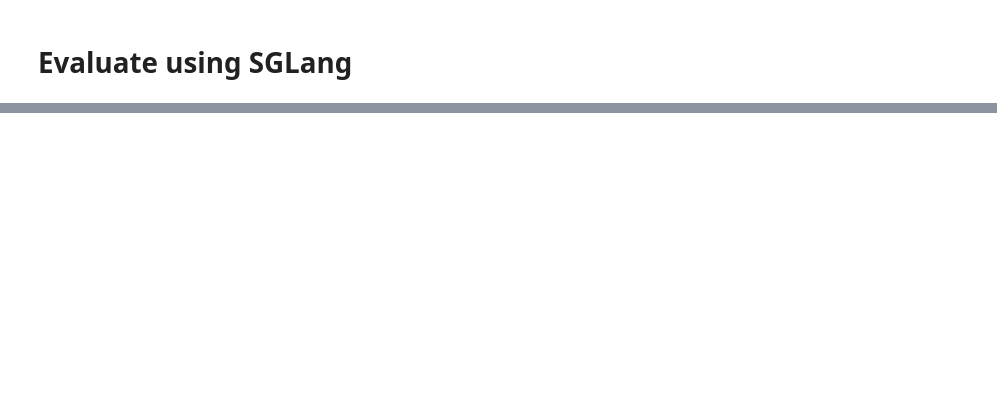
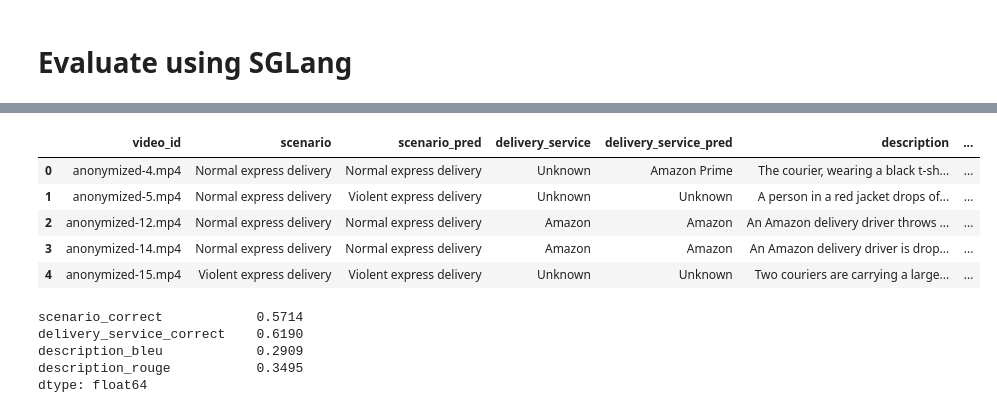
Before and after one commit to Chevolier/LLaVA-NeXT, a Jupyter notebook: evaluate.ipynb, the cells around one changed output, grey strips where cells are left out. Drawn from its saved outputs; the diff is of its cells as text; code cells hidden in the pictures; blank space fills up the shorter version.

```diff
--- a/evaluate.ipynb
+++ b/evaluate.ipynb
@@ -647,0 +650,40 @@ print(f"accuracy: {accuracy:.2f}")
+# %%
+from rouge import Rouge
+from nltk.translate.bleu_score import sentence_bleu, SmoothingFunction
+
+# df_merge['scenario_correct'] = (df_merge['scenario'] == df_merge['scenario_pred']).astype(int)
+# df_merge['delivery_service_correct'] = (df_merge['delivery_service'] == df_merge['delivery_service_pred']).astype(int)
+
+df_merge['scenario_correct'] = (df_merge['scenario'].str.lower() == df_merge['scenario_pred'].str.lower()).astype(int)
+df_merge['delivery_service_correct'] = (df_merge['delivery_service'].str.lower() == df_merge['delivery_service_pred'].str.lower()).astype(int)
+
+bleu_smoothing = SmoothingFunction().method4
+rouge = Rouge()
+
+for index, row in df_merge.iterrows():
+    reference = row['description']
+    hypothesis = row['description_pred']
+
+    df_merge.at[index, 'description_bleu'] = sentence_bleu([reference], hypothesis, smoothing_function=bleu_smoothing)
+    rouge_scores = rouge.get_scores(hypothesis, reference)[0]
+    df_merge.at[index, 'description_rouge'] = rouge_scores['rouge-l']['f']
+
+df_merge.to_csv(f"outputs/merge_result_{finetune_mode}_ckpt{ckpt}_{fps}_{max_frames_num}_sglang.csv", index=False)
+df_merge.head()
+# %% [output]
+|  | video_id | scenario | scenario_pred | delivery_service | delivery_service_pred | description | ... |
+| 0 | anonymized-4.mp4 | Normal express delivery | Normal express delivery | Unknown | Amazon Prime | The courier, wearing a black t-sh... | ... |
+| 1 | anonymized-5.mp4 | Normal express delivery | Violent express delivery | Unknown | Unknown | A person in a red jacket drops of... | ... |
+| 2 | anonymized-12.mp4 | Normal express delivery | Normal express delivery | Amazon | Amazon | An Amazon delivery driver throws ... | ... |
+| 3 | anonymized-14.mp4 | Normal express delivery | Normal express delivery | Amazon | Amazon | An Amazon delivery driver is drop... | ... |
+| 4 | anonymized-15.mp4 | Violent express delivery | Violent express delivery | Unknown | Unknown | Two couriers are carrying a large... | ... |
+# %%
+df_eval = df_merge[['scenario_correct', 'delivery_service_correct', 'description_bleu', 'description_rouge']].mean().round(4)
+df_eval.to_csv(f"outputs/eval_result_{finetune_mode}_ckpt{ckpt}_{fps}_{max_frames_num}_sglang.csv")
+df_eval
+# %% [output]
+scenario_correct            0.5714
+delivery_service_correct    0.6190
+description_bleu            0.2909
+description_rouge           0.3495
+dtype: float64
```
Also changed, not shown: parts of 16 cells of this notebook, 3 other files.
